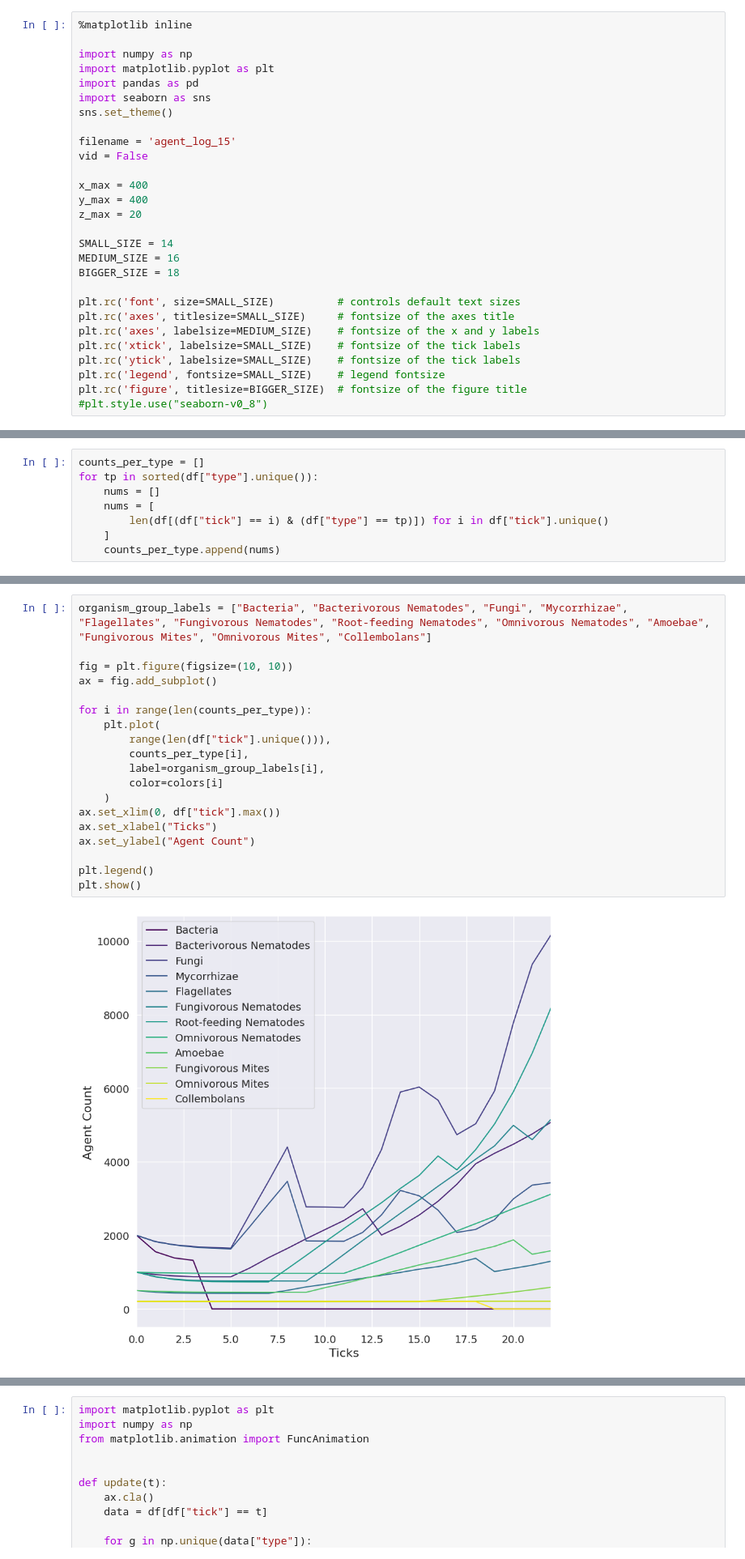
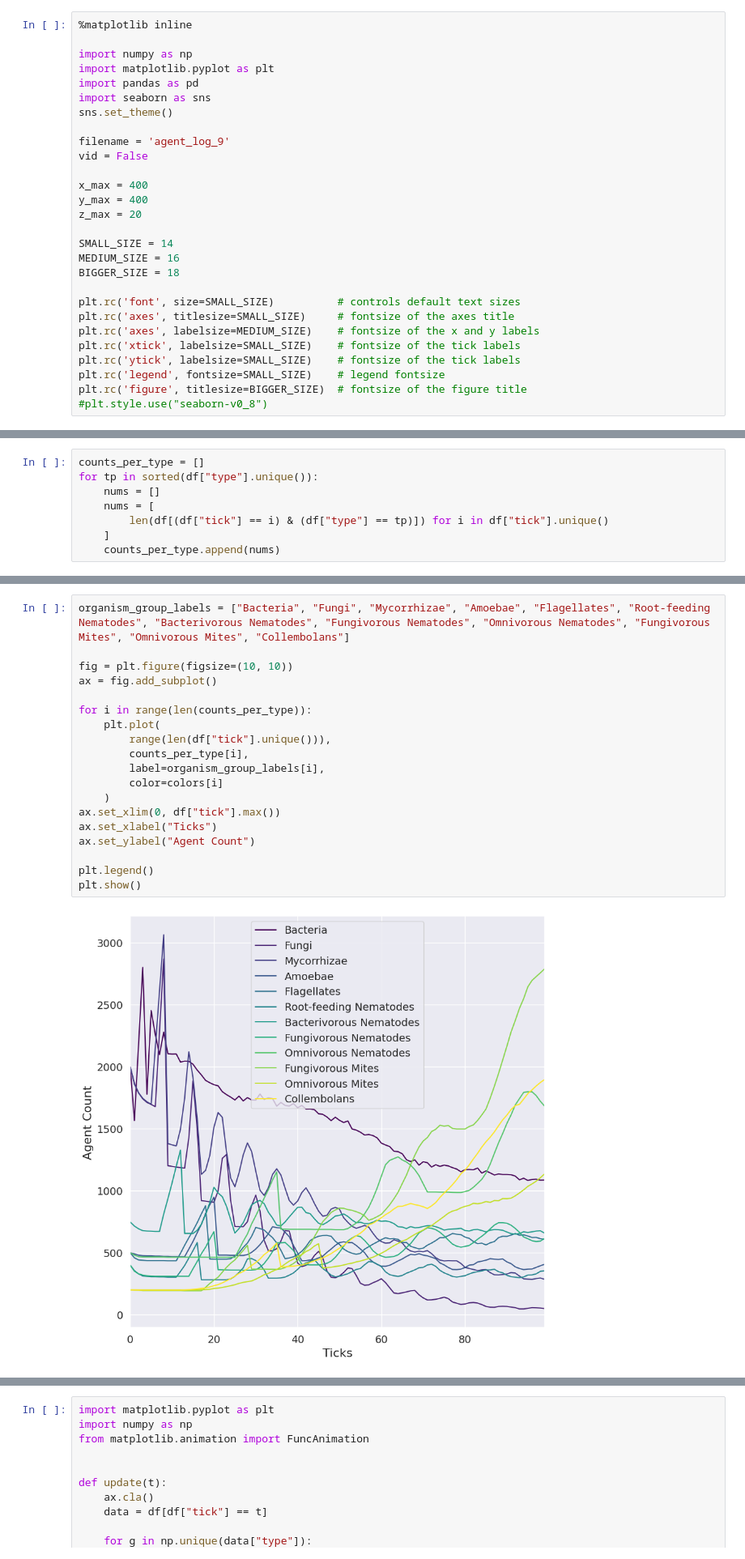
Before and after one commit to timovdk/BLOSSOM, a Jupyter notebook: packages/model/experiments/viz.ipynb, the cells around one changed output, grey strips where cells are left out. Shown at 81% size. Cells and saved outputs as stored; diff of their text form.

```diff
--- a/packages/model/experiments/viz.ipynb
+++ b/packages/model/experiments/viz.ipynb
@@ -7,7 +7,7 @@ import pandas as pd
 import seaborn as sns
 sns.set_theme()
 
-filename = 'agent_log_15'
+filename = 'agent_log_9'
 vid = False
 
 x_max = 400
@@ -91,24 +80,24 @@ Collembolans:    200             0
 # %%
-organism_group_labels = ["Bacteria", "Bacterivorous Nematodes", "Fungi", "Mycorrhizae", "Flagellates", "Fungivorous Nematodes", "Root-feeding Nematodes", "Omnivorous Nematodes", "Amoebae", "Fungivorous Mites", "Omnivorous Mites", "Collembolans"]
+organism_group_labels = ["Bacteria", "Fungi", "Mycorrhizae", "Amoebae", "Flagellates", "Root-feeding Nematodes", "Bacterivorous Nematodes", "Fungivorous Nematodes", "Omnivorous Nematodes", "Fungivorous Mites", "Omnivorous Mites", "Collembolans"]
 
 fig = plt.figure(figsize=(10, 10))
 ax = fig.add_subplot()
 
 for i in range(len(counts_per_type)):
     plt.plot(
         range(len(df["tick"].unique())),
         counts_per_type[i],
         label=organism_group_labels[i],
         color=colors[i]
     )
 ax.set_xlim(0, df["tick"].max())
 ax.set_xlabel("Ticks")
 ax.set_ylabel("Agent Count")
 
 plt.legend()
 plt.show()
 # %% [output]
-[figure, old version]
+[figure, new version]
 # %%
 fig = plt.figure(figsize=(15, 15))
 #plt.rcParams.update({'text.color': "black", 'axes.labelcolor': "black", 'xtick.color': "black", 'ytick.color': "black"})
```
Also changed, not shown: parts of 3 cells of this notebook, 6 other files.
